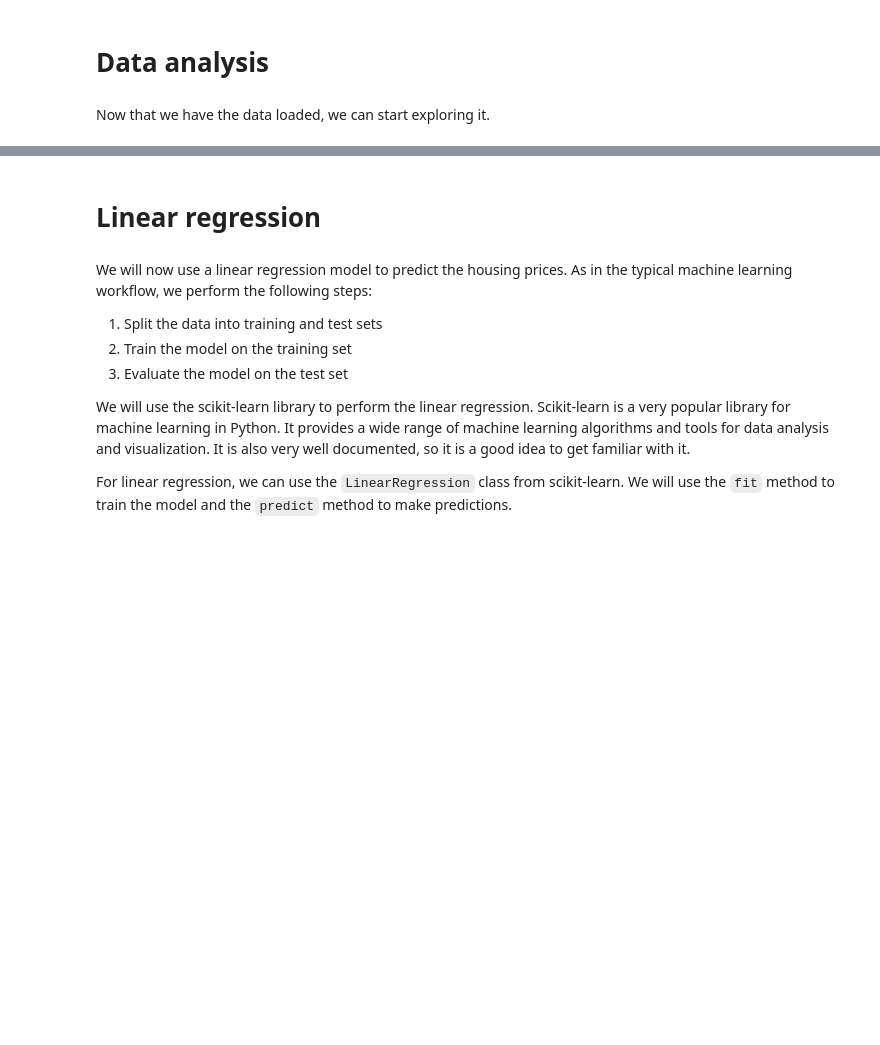
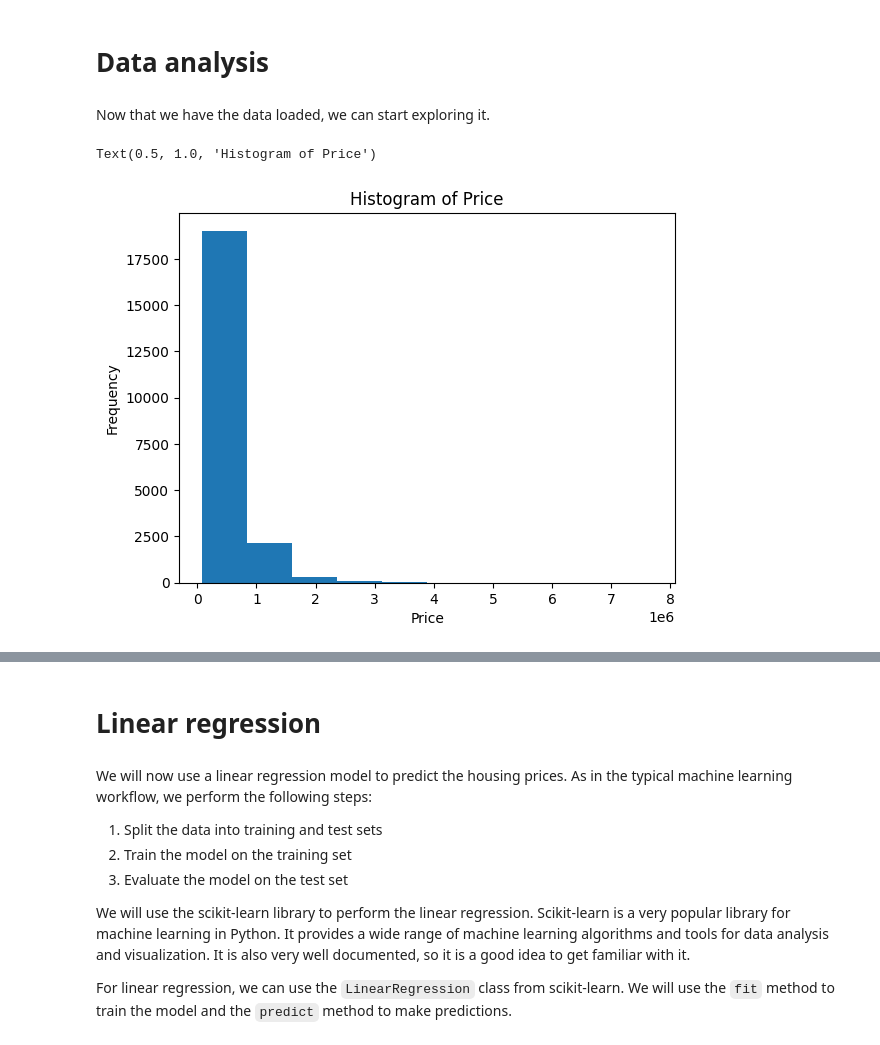
Before and after one commit to Dennis-JwWeng/2024-11_Deep-Learning-Bootcamp_NTU, a Jupyter notebook: session1/session1_p2_student.ipynb, the cells around one changed output, grey strips where cells are left out. Cells and saved outputs as stored; diff of their text form; code cells hidden in the pictures; blank space fills up the shorter version.

```diff
--- a/session1/session1_p2_student.ipynb
+++ b/session1/session1_p2_student.ipynb
@@ -50,12 +52,14 @@ homes.shape
 Now that we have the data loaded, we can start exploring it.
 # %%
 # Plot a histogram of price
-raise NotImplementedError("TODO: plot a histogram of price")
-
-plt.___(homes['price'])
+# raise NotImplementedError("TODO: plot a histogram of price")
+plt.hist(homes['price'])
 plt.xlabel('Price')
 plt.ylabel('Frequency')
 plt.title('Histogram of Price')
+# %% [output]
+Text(0.5, 1.0, 'Histogram of Price')
+[figure, added]
 # %%
 import matplotlib.pyplot as plt
 
```
Also changed, not shown: parts of 15 cells of this notebook.
